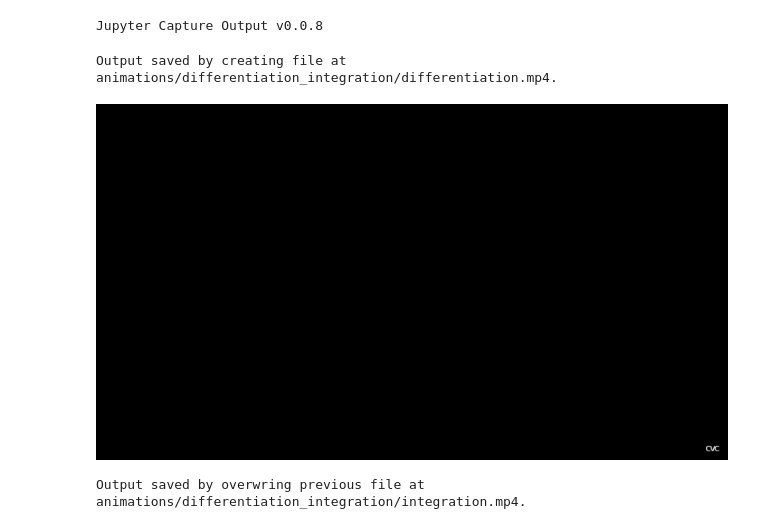
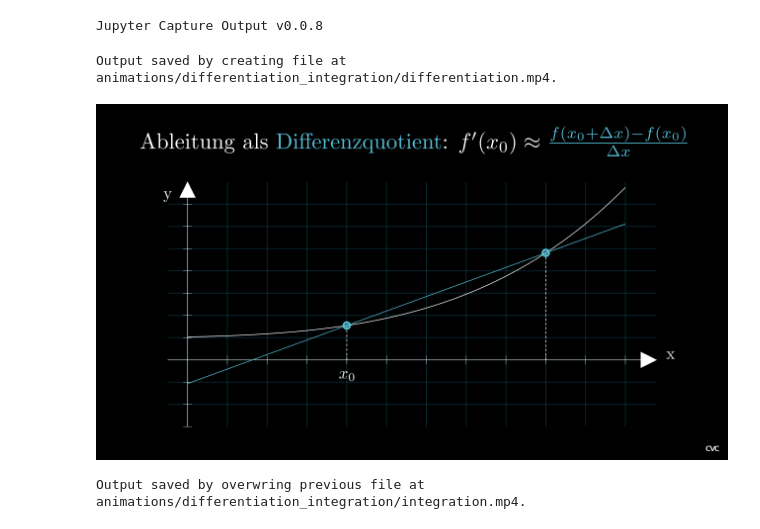
Before and after one commit to CVC97/Physics-Education-Animations, a Jupyter notebook: differentiation_integration.ipynb, the cells around one changed output. Saved outputs shown, nothing was run; the diff lists cells and outputs as text; code cells hidden in the pictures.

Commit message:
Diff / Integration / Taylor

```diff
--- a/differentiation_integration.ipynb
+++ b/differentiation_integration.ipynb
@@ -15,17 +15,71 @@ int_image_scene = f" -v WARNING --progress_bar None --disable_caching -r {2*427}
 # %% [output]
 Manim Community v0.17.3
 Jupyter Capture Output v0.0.8
-# %%
-%%capture_video --path "animations/differentiation_integration/differentiation.mp4"
-%%manim -qh --fps 60 $diff_video_scene
-
-class differentiation_Scene(Scene):
-    def construct(self):
-        CVC = Text('CVC', font_size = 12, weight = BOLD, color = WHITE, font = 'Latin Modern Sans').align_on_border(RIGHT + DOWN, buff = 0.2)
-        self.add(CVC)
-# %% [output]
-Output saved by creating file at animations/differentiation_integration/differentiation.mp4.
-[figure, removed]
+# %%
+%%capture_video --path "animations/differentiation_integration/differentiation.mp4"
+%%manim -qm --fps 60 $diff_video_scene
+
+class differentiation_Scene(Scene):
+    def construct(self):
+        CVC = Text('CVC', font_size = 12, weight = BOLD, color = WHITE, font = 'Latin Modern Sans').align_on_border(RIGHT + DOWN, buff = 0.2)
+        self.add(CVC)
+
+        text_diff_q = Tex(r"Ableitung als Differenzquotient: $f'(x_0)\approx\frac{f(x_0+\Delta x)-f(x_0)}{\Delta x}$", font_size = 48).align_on_border(UP + LEFT, buff = 0.5).shift(0.5 * RIGHT)
+        text_diff_q[0][12:28].set_color(BLUE)
+        text_diff_q[0][36:56].set_color(BLUE)
+
+
+        # Integrierbare Funktion (abhängig von x)
+        func_range = [4, 9]
+        def differentiable_function(x):
+            return (x+4) ** 4 / 7500 + 1
+
+
+        # Baut Sekate für gegebene 2 Punkte
+        def make_secunt(x0, x0_plus_delta):
+            m = (x0_plus_delta[1]-x0[1]) / (x0_plus_delta[0]-x0[0])
+            b = x0[1] - x0[0] * m
+            secunt = Line(ax.c2p(0, b), ax.c2p(11, 11*m+b), stroke_width = 1.5, stroke_opacity = 1, color = BLUE)
+            return secunt
+
+
+        # Main: Coordinate System
+        origin = [0, -0.5, 0]
+
+        x_range = [-0.5, 3.75*PI, 1]
+        y_range = [-3, 8, 1]
+
+        x_length = 11
+        y_length = 5.5
+
+        x_dict = dict(zip([func_range[0]], [r"$x_0$"]))
+
+        npla = NumberPlane(
+            x_range = x_range, y_range = y_range, x_length = x_length, y_length = y_length,
+            axis_config = {"include_numbers": False, "stroke_opacity": 0.25}, background_line_style = {"stroke_opacity": 0.25}, ).move_to(origin)
+        ax = Axes(x_range = x_range, y_range = y_range, x_length = x_length, y_length = y_length, axis_config = {"stroke_width": 1, "stroke_opacity": 0.75}).move_to(origin).add_coordinates(x_dict)
+
+        ax_xlabel = ax.get_x_axis_label(Tex(r"x", font_size = 36)).shift(0.25*DOWN + 0.125*RIGHT)
+        ax_ylabel = ax.get_y_axis_label(Tex(r"y", font_size = 36)).shift(0.8125*LEFT + 0.5*DOWN)
+
+        coordinate_system = VGroup(npla, ax, ax_xlabel, ax_ylabel)
+        func = ax.plot(differentiable_function, color = WHITE, stroke_width = 1.5, stroke_opacity = 1, x_range = [0, 11])
+
+        fa_connect = DashedLine(ax.c2p(func_range[0], 0), ax.c2p(func_range[0], differentiable_function(func_range[0])), stroke_color = WHITE, stroke_width = 1.5, stroke_opacity = 1)
+        fb_connect = DashedLine(ax.c2p(func_range[1], 0), ax.c2p(func_range[1], differentiable_function(func_range[1])), stroke_color = WHITE, stroke_width = 1.5, stroke_opacity = 1)
+
+        x0_dot = Circle(radius = 0.075, color = BLUE, fill_opacity = 0.5).move_to(ax.c2p(func_range[0], differentiable_function(func_range[0])))
+        x0_plus_delta_dot = Circle(radius = 0.075, color = BLUE, fill_opacity = 0.5).move_to(ax.c2p(func_range[1], differentiable_function(func_range[1])))
+
+        rect =
+
+        self.add(coordinate_system, func, fa_connect, fb_connect, x0_dot, x0_plus_delta_dot)
+        self.add(text_diff_q)
+        secunt = make_secunt([func_range[0], differentiable_function(func_range[0])], [func_range[1], differentiable_function(func_range[1])])
+        self.add(secunt)
+# %% [output]
+Output saved by creating file at animations/differentiation_integration/differentiation.mp4.
+[figure, added]
 # %%
 %%capture_video --path "animations/differentiation_integration/integration.mp4"
 %%manim -qh --fps 60 $int_video_scene
```
Also changed, not shown: parts of 1 cell of this notebook, 4 other files.
